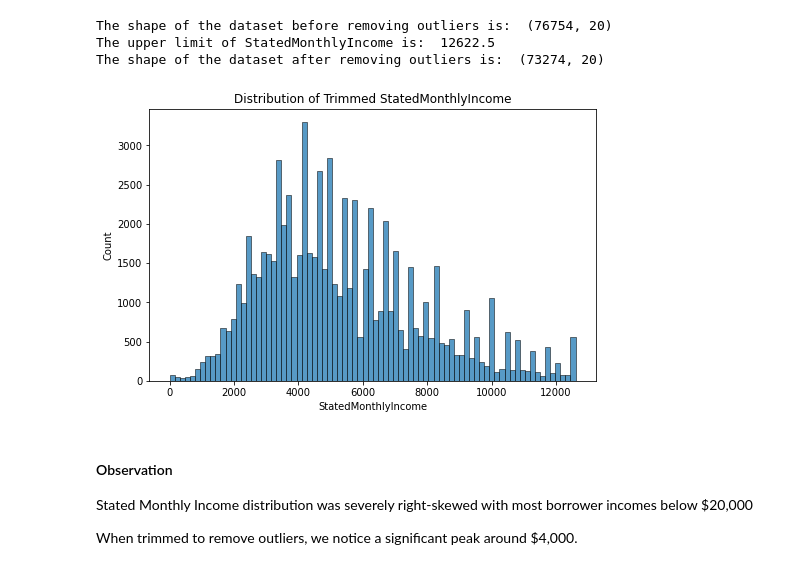
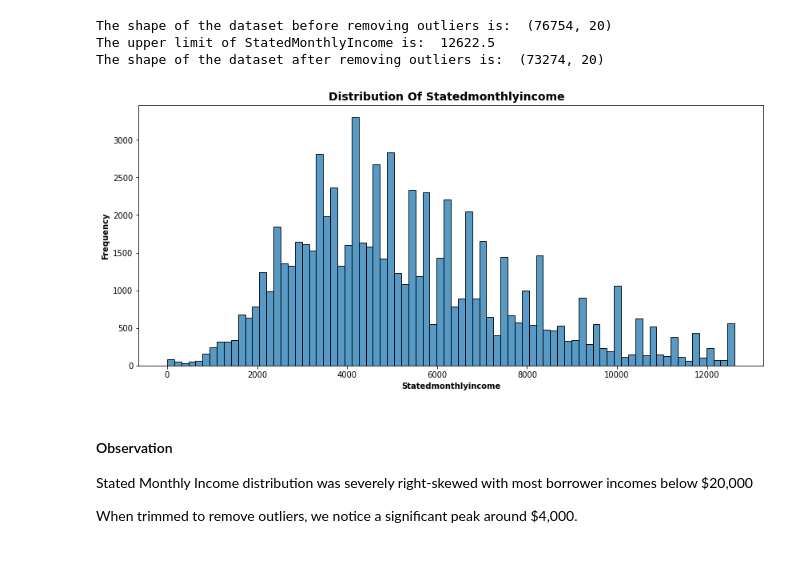
Before and after one commit to OsyTheDataGuy/Prosper-Loan-Dataset-Exploration-w-Data-Reporting-DAND-Project-3, a Jupyter notebook: Part_I_exploration.ipynb, the cells around one changed output. Cells and saved outputs as stored; diff of their text form; code cells hidden in the pictures.

```diff
--- a/Part_I_exploration.ipynb
+++ b/Part_I_exploration.ipynb
@@ -593,3 +592,23 @@ colors = sns.color_palette('Paired')
+# %%
+# Set color palette that will be used by other plots
+colors = sns.color_palette('Paired')
+
+# Create a fuction that plots seaborn plots (histplot and countplot)
+def snsplot(kind, df, xvar, huevar=None, color=0):
+    #set plot dimentions
+    plt.figure(figsize = [14,6])
+    #plot
+    kind(data=df, x=xvar, hue=huevar, color=sns.color_palette('Paired')[color], edgecolor='black')
+    #clean up variable names
+    xvar = xvar.replace("_"," ")
+    if huevar:
+        huevar = huevar.replace("_"," ")
+    #add title and format it
+    plt.title(f"Distribution of {xvar} {'by' if huevar else ''} {huevar if huevar else ''}" .title(), fontsize=14, weight='bold')
+    #add x label and format it
+    plt.xlabel(xvar.title(), fontsize=10, weight='bold')
+    #add y label and format it
+    plt.ylabel('Frequency', fontsize=10, weight='bold')
 # %% [markdown]
 ### Question: What is the distribution of `BorrowerAPR`?
 # %% [markdown]
@@ -788,13 +776,9 @@ The upper limit of StatedMonthlyIncome is:  12622.5
 The shape of the dataset after removing outliers is:  (73274, 20)
 # %%
 # Investigate the trimmed dataset
-plt.figure(figsize=[8, 5])
-
-g = sns.histplot(loan_df_clean['StatedMonthlyIncome'], color=colors[1]);
-g.set_title('Distribution of Trimmed StatedMonthlyIncome');
-plt.show()
+snsplot(kind=sns.histplot, df=loan_df_clean, xvar='StatedMonthlyIncome', color=1);
 # %% [output]
-[figure, old version]
+[figure, new version]
 # %% [markdown]
 #### Observation
 Stated Monthly Income distribution was severely right-skewed with most borrower incomes below $20,000
```
Also changed, not shown: parts of 30 cells of this notebook, 3 other files.
